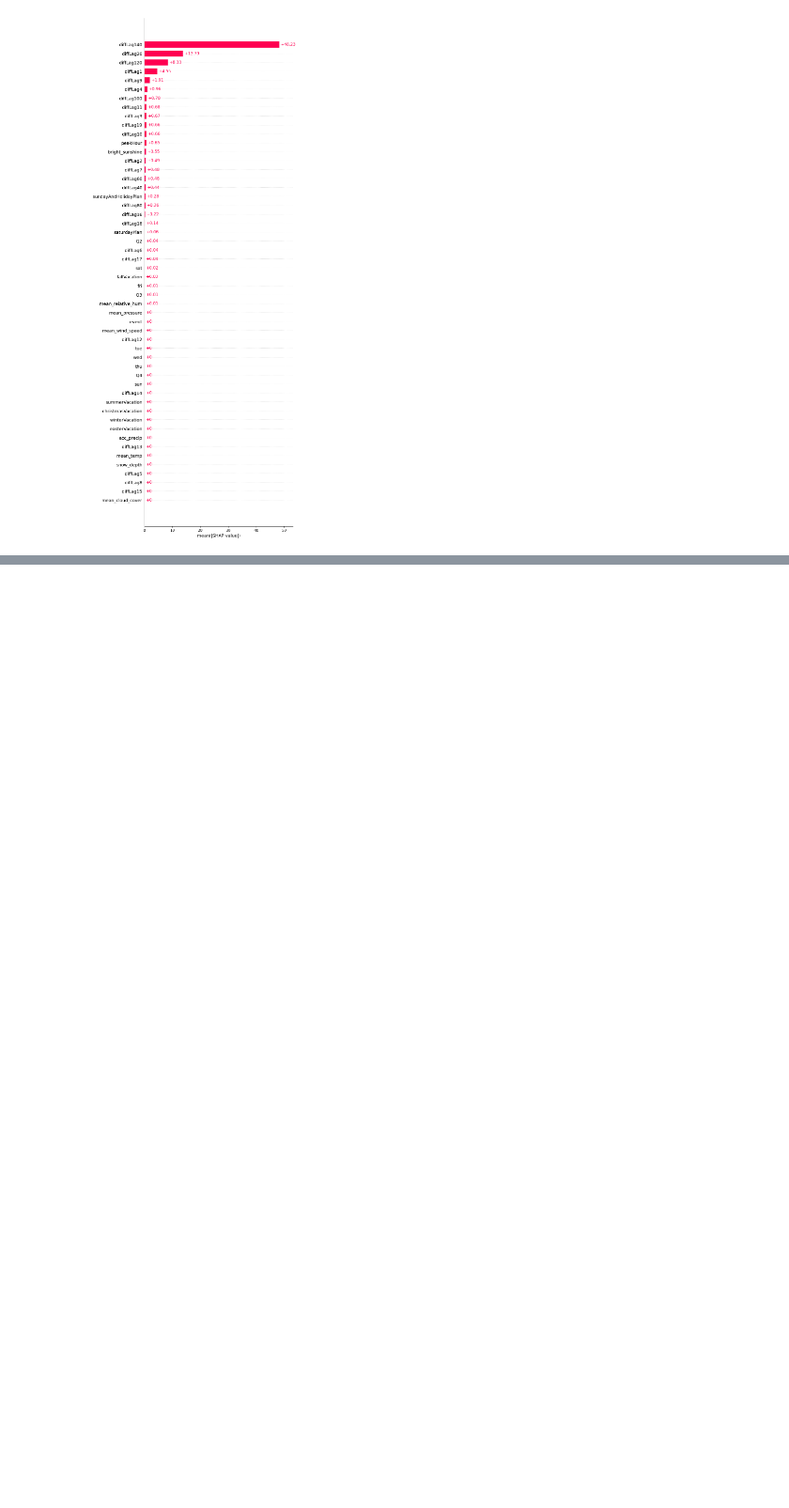
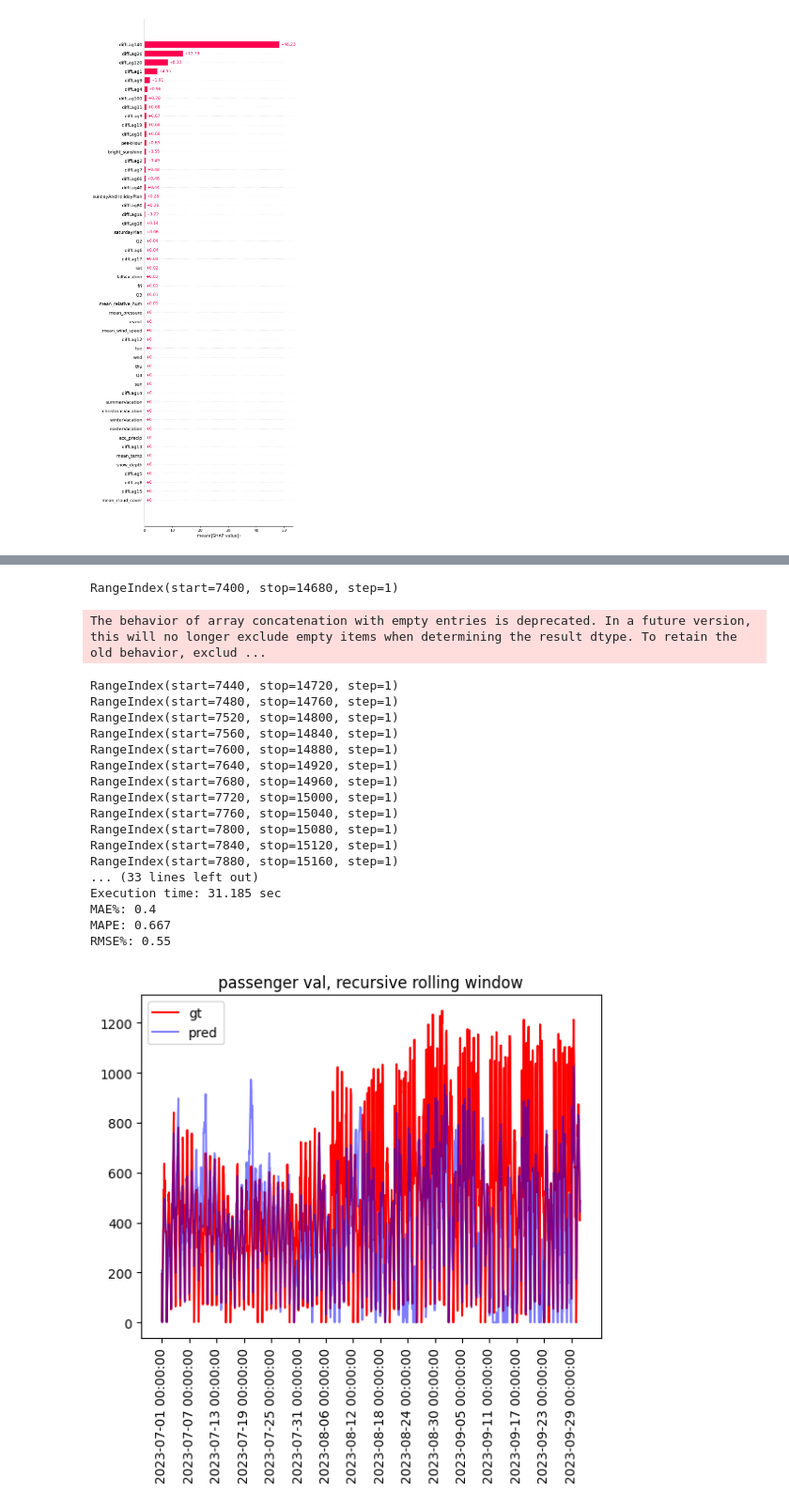
Before and after one commit to andr830g/Machine-Learning-Passenger-Forecasting, a Jupyter notebook: MachineLearningModelling.ipynb, the cells around one changed output, grey strips where cells are left out. Shown at 94% size. Cells and saved outputs as stored; diff of their text form; code cells hidden in the pictures; blank space fills up the shorter version.

```diff
--- a/MachineLearningModelling.ipynb
+++ b/MachineLearningModelling.ipynb
@@ -260,0 +437,74 @@ shap.plots.bar(shap_values, max_display=52)
+# %%
+# sliding window forecast (reestimation)
+model = xgb.XGBRegressor(n_estimators=35, max_depth=40, eta=0.05, seed=42)
+
+scalar = StandardScaler()
+exog_scalar = StandardScaler()
+forecaster = ForecasterAutoreg(
+                 regressor = model,
+                 lags      = [1, 20, 120, 140],
+                 differentiation=1,
+                 transformer_y=scalar,
+                 transformer_exog=exog_scalar
+             )
+
+horizon = 40
+window_size = 20*7*52
+y_val_pred = pd.Series()
+indexrange = range(y_val.index[0], y_val.index[-1] + 1, horizon)
+
+# define training data
+X_sliding = pd.concat([X_train, X_val])
+y_sliding = pd.concat([y_train, y_val])
+
+timer = utils.Time()
+timer.start()
+for idx, time in enumerate(indexrange):
+    # subset on window size
+    X_temp = X_sliding.loc[time - window_size : time-1]
+    y_temp = y_sliding.loc[time - window_size : time-1]
+
+    print(y_temp.index)
+
+    forecaster.fit(y=y_temp, exog=X_temp)
+
+    # forecast future validation data
+    preds = forecaster.predict(steps=horizon, exog=X_val.loc[time:time+horizon])
+    y_val_pred = pd.concat([y_val_pred, preds])
+print(timer.end())
+
+# round and cut off
+y_val_pred = y_val_pred.round()
+y_val_pred[y_val_pred < 0] = 0
+
+print('MAE%:', utils.MAE(y=y_val, yhat=y_val_pred))
+print('MAPE:', utils.MAPE(y=y_val, yhat=y_val_pred))
+print('RMSE%:', utils.RMSE(y=y_val, yhat=y_val_pred))
+
+plt.plot(X_val.index, val60_line['passengersBoarding'], color='red', label='gt')
+plt.plot(X_val.index, y_val_pred, color='blue', alpha=0.5, label='pred')
+plt.xticks(range(y_val.index[0], y_val.index[-1] + 1, horizon*3), val60_line['datetime'].values[::horizon*3], rotation=90)
+plt.title('passenger val, recursive rolling window')
+plt.legend()
+plt.show()
+# %% [output]
+RangeIndex(start=7400, stop=14680, step=1)
+The behavior of array concatenation with empty entries is deprecated. In a future version, this will no longer exclude empty items when determining the result dtype. To retain the old behavior, exclud ...
+RangeIndex(start=7440, stop=14720, step=1)
+RangeIndex(start=7480, stop=14760, step=1)
+RangeIndex(start=7520, stop=14800, step=1)
+RangeIndex(start=7560, stop=14840, step=1)
+RangeIndex(start=7600, stop=14880, step=1)
+RangeIndex(start=7640, stop=14920, step=1)
+RangeIndex(start=7680, stop=14960, step=1)
+RangeIndex(start=7720, stop=15000, step=1)
+RangeIndex(start=7760, stop=15040, step=1)
+RangeIndex(start=7800, stop=15080, step=1)
+RangeIndex(start=7840, stop=15120, step=1)
+RangeIndex(start=7880, stop=15160, step=1)
+... (33 lines left out)
+Execution time: 31.185 sec
+MAE%: 0.4
+MAPE: 0.667
+RMSE%: 0.55
+[figure, added]
```
Also changed, not shown: parts of 7 cells of this notebook.
